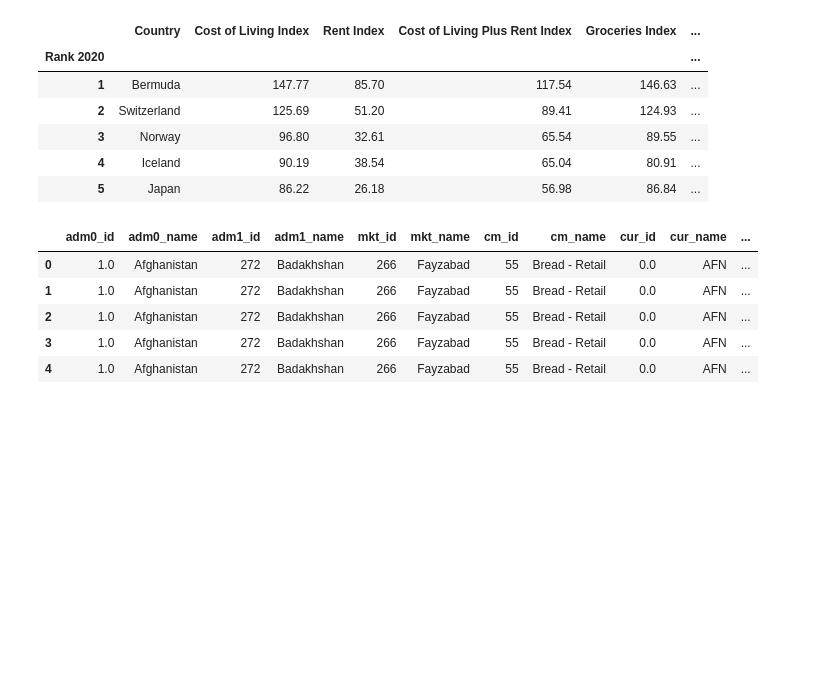
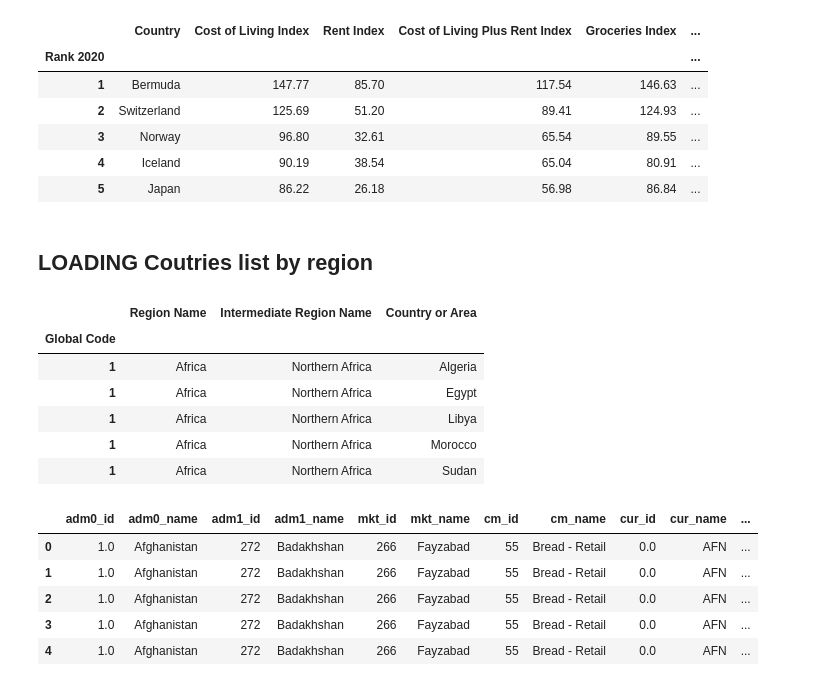
Before and after one commit to MaxSMCON/Group_2, a Jupyter notebook: Group_2_Stats.ipynb, the cells around one changed output. Cells and saved outputs as stored; diff of their text form; code cells hidden in the pictures; blank space fills up the shorter version.

Commit message:
Added Regions and country table

```diff
--- a/Group_2_Stats.ipynb
+++ b/Group_2_Stats.ipynb
@@ -91,6 +91,21 @@ df_cost.head()
 | 3 | Norway | 96.80 | 32.61 | 65.54 | 89.55 | ... |
 | 4 | Iceland | 90.19 | 38.54 | 65.04 | 80.91 | ... |
 | 5 | Japan | 86.22 | 26.18 | 56.98 | 86.84 | ... |
+# %% [markdown]
+## LOADING Coutries list by region
+# %%
+url = 'https://raw.githubusercontent.com/MaxSMCON/Group_2/main/Data%20Storage/UNSD%20%E2%80%94%20Methodology.csv '
+df_countries = pd.read_csv(url, index_col=0)
+df_region = df_countries[['Region Name','Intermediate Region Name','Country or Area'] ]
+df_region.head()
+# %% [output]
+|  | Region Name | Intermediate Region Name | Country or Area |
+| Global Code |  |  |  |
+| 1 | Africa | Northern Africa | Algeria |
+| 1 | Africa | Northern Africa | Egypt |
+| 1 | Africa | Northern Africa | Libya |
+| 1 | Africa | Northern Africa | Morocco |
+| 1 | Africa | Northern Africa | Sudan |
 # %%
 df = data.copy()
 df.head()
```
